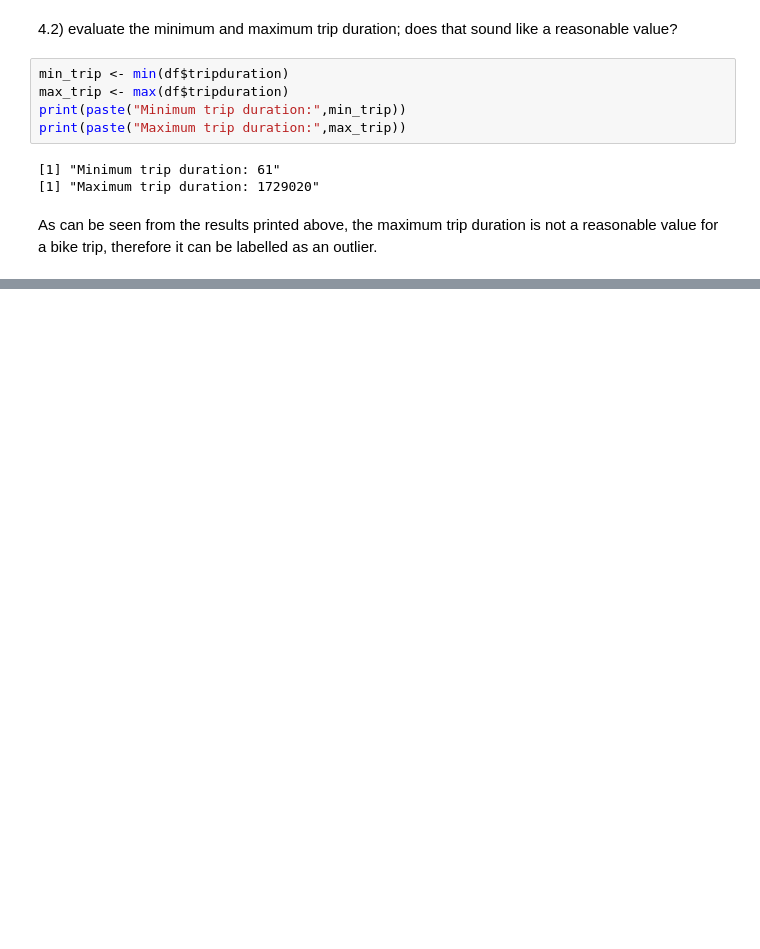
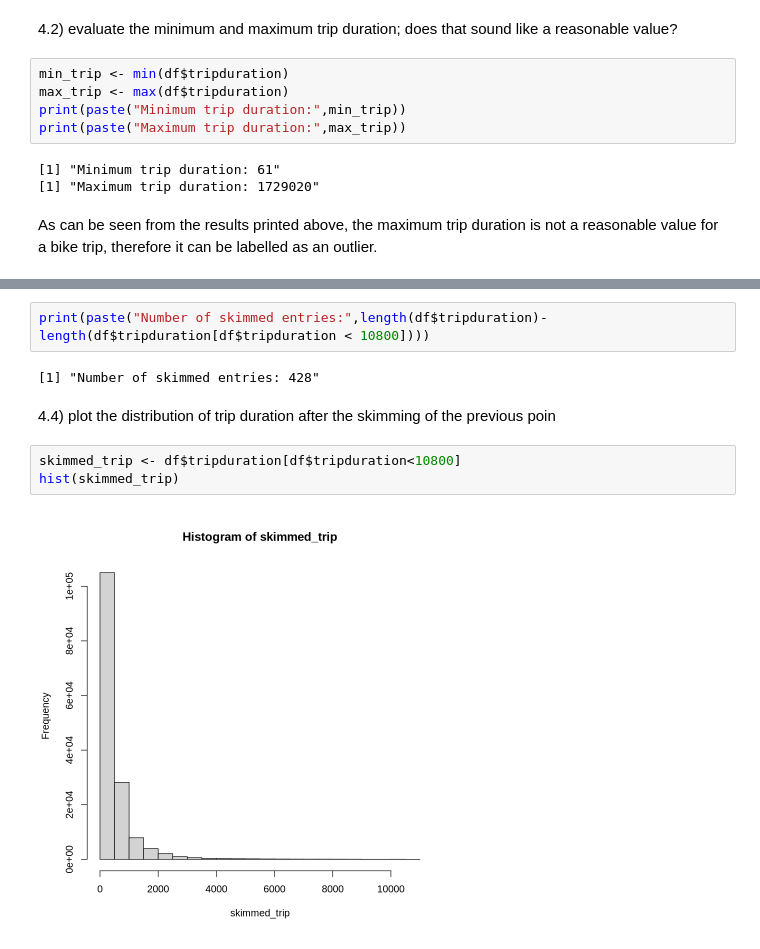
Before and after one commit to pietromalagoli/asp, a Jupyter notebook: code/lab01/Malagoli_Pietro_Lab01.ipynb, the cells around one changed output, grey strips where cells are left out. Drawn from its saved outputs; the diff is of its cells as text; blank space fills up the shorter version.

```diff
--- a/code/lab01/Malagoli_Pietro_Lab01.ipynb
+++ b/code/lab01/Malagoli_Pietro_Lab01.ipynb
@@ -88,0 +113,11 @@ As can be seen from the results printed above, the maximum trip duration is not
+# %%
+print(paste("Number of skimmed entries:",length(df$tripduration)-length(df$tripduration[df$tripduration < 10800])))
+# %% [output]
+[1] "Number of skimmed entries: 428"
+# %% [markdown]
+4.4) plot the distribution of trip duration after the skimming of the previous poin
+# %%
+skimmed_trip <- df$tripduration[df$tripduration<10800]
+hist(skimmed_trip)
+# %% [output]
+[figure, added]
```
Also changed, not shown: parts of 8 cells of this notebook.
